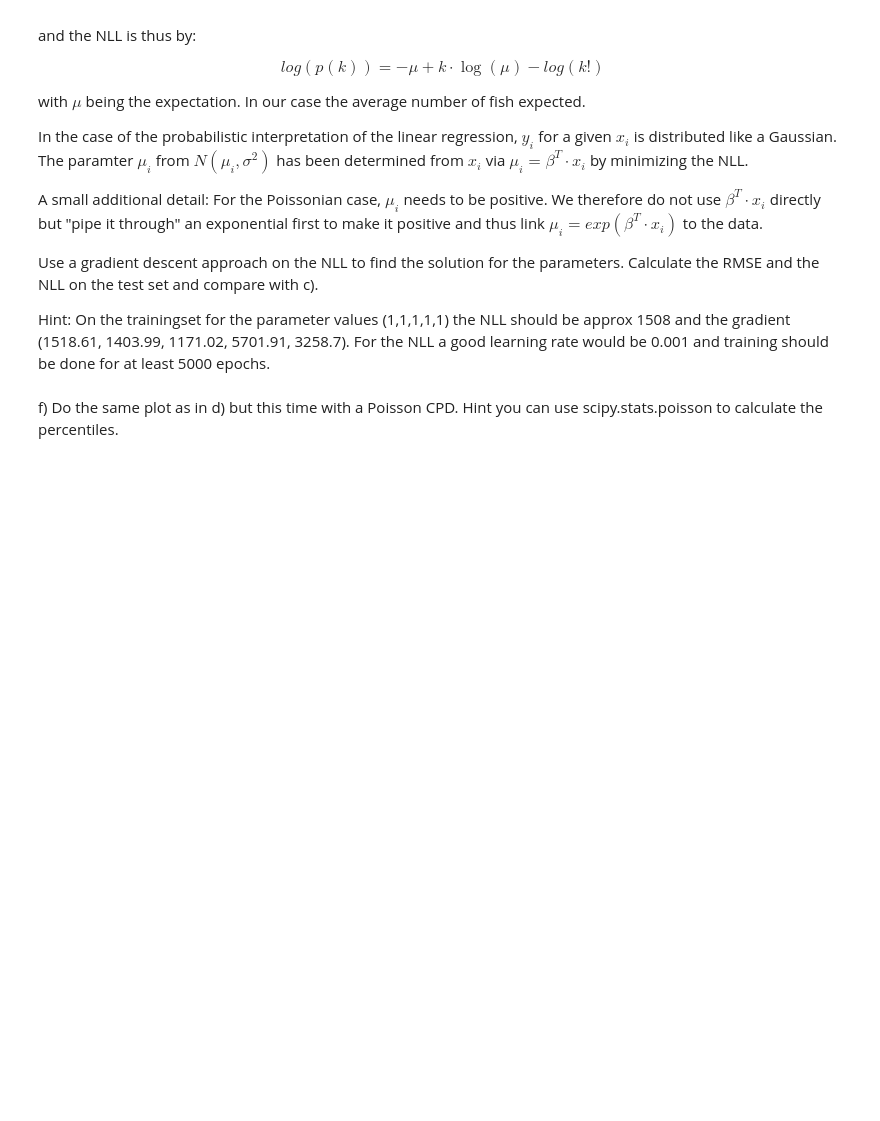
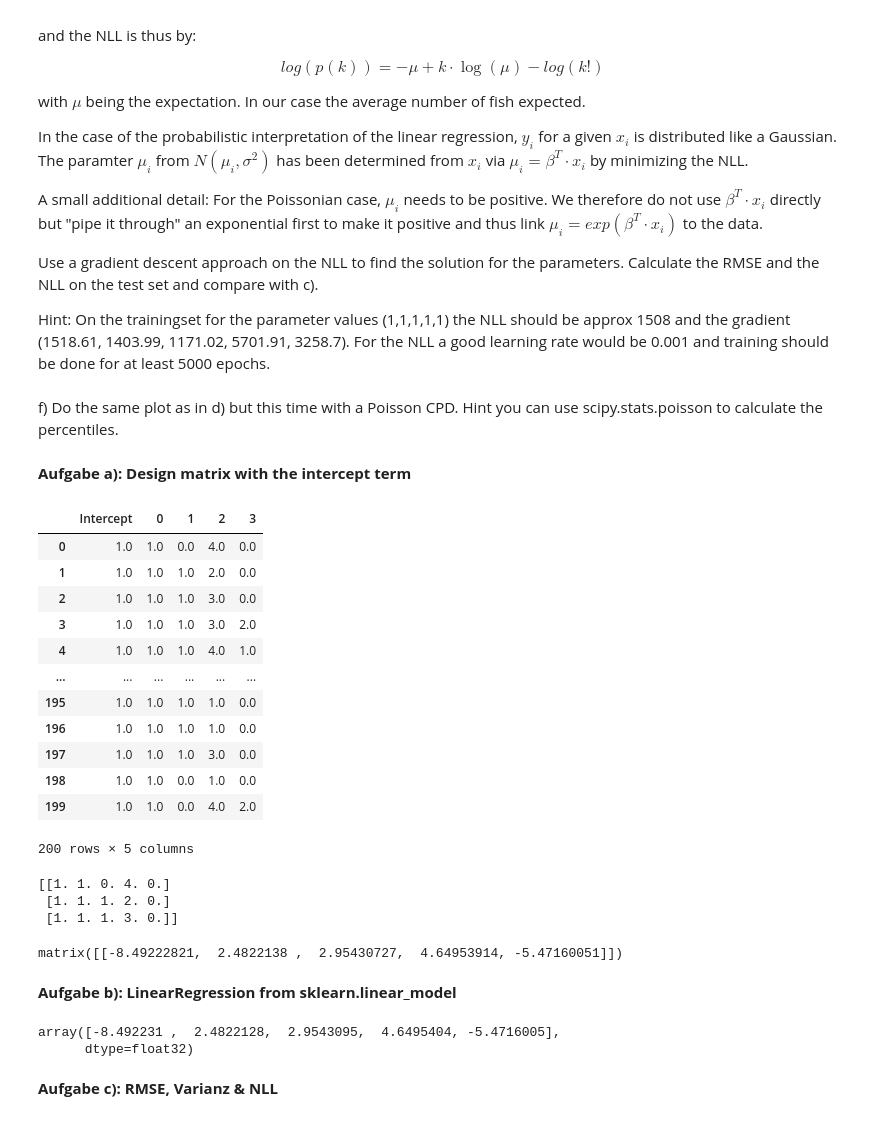
Before and after one commit to GITBSB/DL-A2, a Jupyter notebook: Linear_Regression_onFish.ipynb, the cells around one changed output. Drawn from its saved outputs; the diff is of its cells as text; code cells hidden in the pictures; blank space fills up the shorter version.

```diff
--- a/Linear_Regression_onFish.ipynb
+++ b/Linear_Regression_onFish.ipynb
@@ -75,3 +100,54 @@ Use a gradient descent approach on the NLL to find the solution for the paramete
 Hint: On the trainingset for the parameter values (1,1,1,1,1) the NLL should be approx 1508 and the gradient (1518.61, 1403.99, 1171.02, 5701.91, 3258.7). For the NLL a good learning rate would be 0.001 and training should be done for at least 5000 epochs.
 # %% [markdown]
 f) Do the same plot as in d) but this time with a Poisson CPD. Hint you can use scipy.stats.poisson to calculate the percentiles.
+# %% [markdown]
+**Aufgabe a): Design matrix with the intercept term**
+# %%
+xtrain.insert(0, 'Intercept',np.ones((200,1)))
+xtrain
+# %% [output]
+|  | Intercept | 0 | 1 | 2 | 3 |
+| 0 | 1.0 | 1.0 | 0.0 | 4.0 | 0.0 |
+| 1 | 1.0 | 1.0 | 1.0 | 2.0 | 0.0 |
+| 2 | 1.0 | 1.0 | 1.0 | 3.0 | 0.0 |
+| 3 | 1.0 | 1.0 | 1.0 | 3.0 | 2.0 |
+| 4 | 1.0 | 1.0 | 1.0 | 4.0 | 1.0 |
+| ... | ... | ... | ... | ... | ... |
+| 195 | 1.0 | 1.0 | 1.0 | 1.0 | 0.0 |
+| 196 | 1.0 | 1.0 | 1.0 | 1.0 | 0.0 |
+| 197 | 1.0 | 1.0 | 1.0 | 3.0 | 0.0 |
+| 198 | 1.0 | 1.0 | 0.0 | 1.0 | 0.0 |
+| 199 | 1.0 | 1.0 | 0.0 | 4.0 | 2.0 |
+200 rows × 5 columns
+# %%
+X = np.asmatrix(xtrain.iloc[:,0:5])
+print(X[0:3])
+# %% [output]
+[[1. 1. 0. 4. 0.]
+ [1. 1. 1. 2. 0.]
+ [1. 1. 1. 3. 0.]]
+# %%
+### fomulae given in the lecture to determine the coefficients on the training set
+XTX = np.matmul(X.T,X)
+XTXI = np.linalg.inv(XTX)
+XTXIXT = np.matmul(XTXI, X.T)
+w = np.matmul(XTXIXT,yt)
+w
+# %% [output]
+matrix([[-8.49222821,  2.4822138 ,  2.95430727,  4.64953914, -5.47160051]])
+# %% [markdown]
+**Aufgabe b): LinearRegression from sklearn.linear_model**
+# %%
+from sklearn.linear_model import LinearRegression
+model_skl = LinearRegression(fit_intercept=True)
+model_skl.fit(Xt,yt)
+intercept = model_skl.intercept_,
+model_skl.coef_
+
+result = np.append(intercept, model_skl.coef_, axis=0)
+result
+# %% [output]
+array([-8.492231 ,  2.4822128,  2.9543095,  4.6495404, -5.4716005],
+      dtype=float32)
+# %% [markdown]
+**Aufgabe c): RMSE, Varianz & NLL**
```
Also changed, not shown: parts of 25 cells of this notebook.
